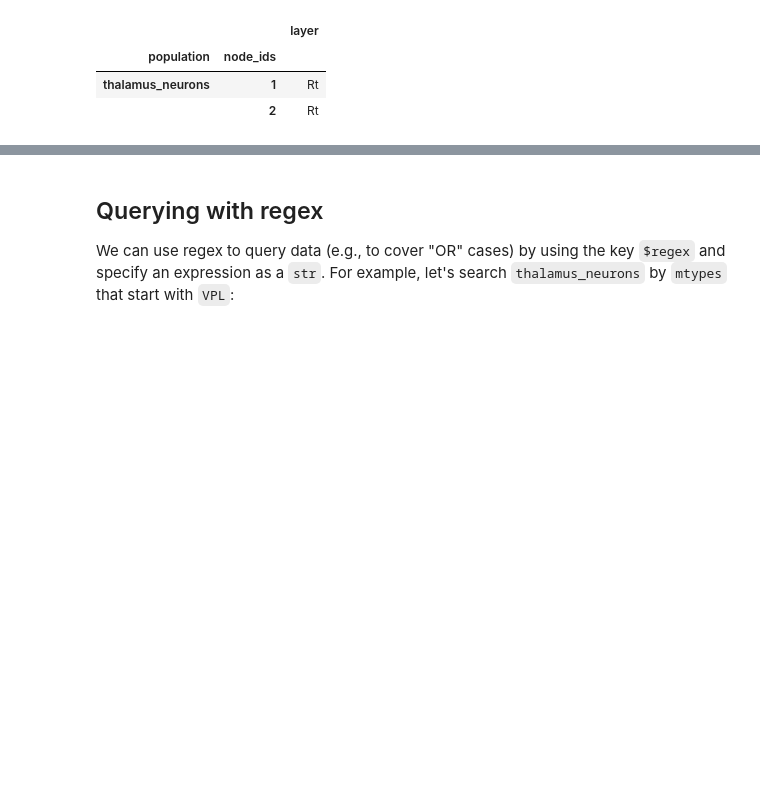
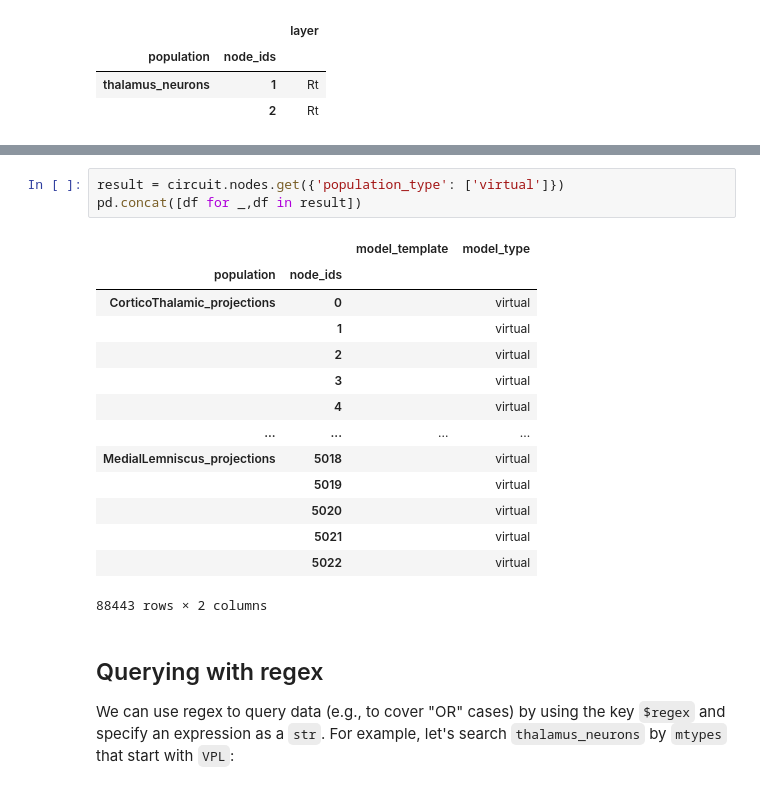
Before and after one commit to BlueBrain/snap, a Jupyter notebook: doc/source/notebooks/09_node_queries.ipynb, the cells around one changed output, grey strips where cells are left out. Drawn from its saved outputs; the diff is of its cells as text; blank space fills up the shorter version.

```diff
--- a/doc/source/notebooks/09_node_queries.ipynb
+++ b/doc/source/notebooks/09_node_queries.ipynb
@@ -142,3 +149,21 @@ pd.concat([df for _,df in result])
+# %%
+result = circuit.nodes.get({'population_type': ['virtual']})
+pd.concat([df for _,df in result])
+# %% [output]
+|  |  | model_template | model_type |
+| population | node_ids |  |  |
+| CorticoThalamic_projections | 0 |  | virtual |
+|  | 1 |  | virtual |
+|  | 2 |  | virtual |
+|  | 3 |  | virtual |
+|  | 4 |  | virtual |
+| ... | ... | ... | ... |
+| MedialLemniscus_projections | 5018 |  | virtual |
+|  | 5019 |  | virtual |
+|  | 5020 |  | virtual |
+|  | 5021 |  | virtual |
+|  | 5022 |  | virtual |
+88443 rows × 2 columns
 # %% [markdown]
 ## Querying with regex
 We can use regex to query data (e.g., to cover "OR" cases) by using the key `$regex` and specify an expression as a `str`. For example, let's search `thalamus_neurons` by `mtypes` that start with `VPL`:
```
Also changed, not shown: parts of 2 cells of this notebook, 8 other files.
